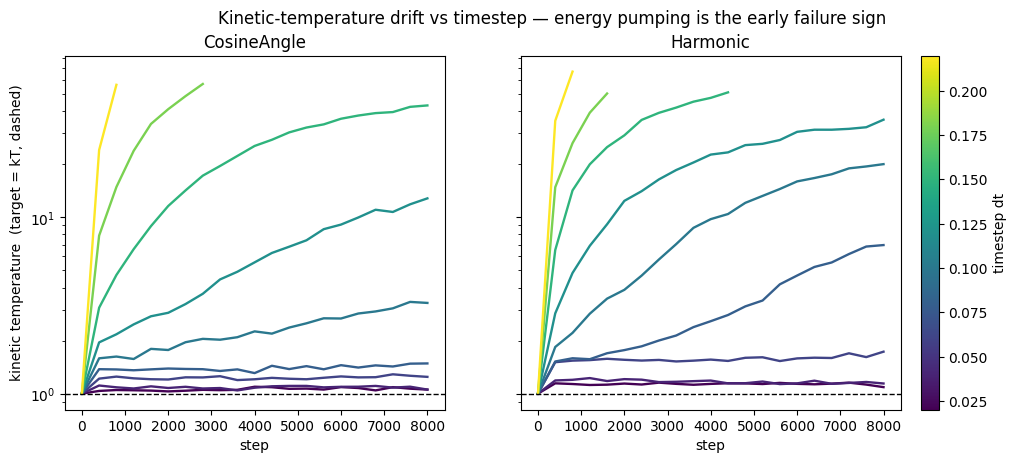
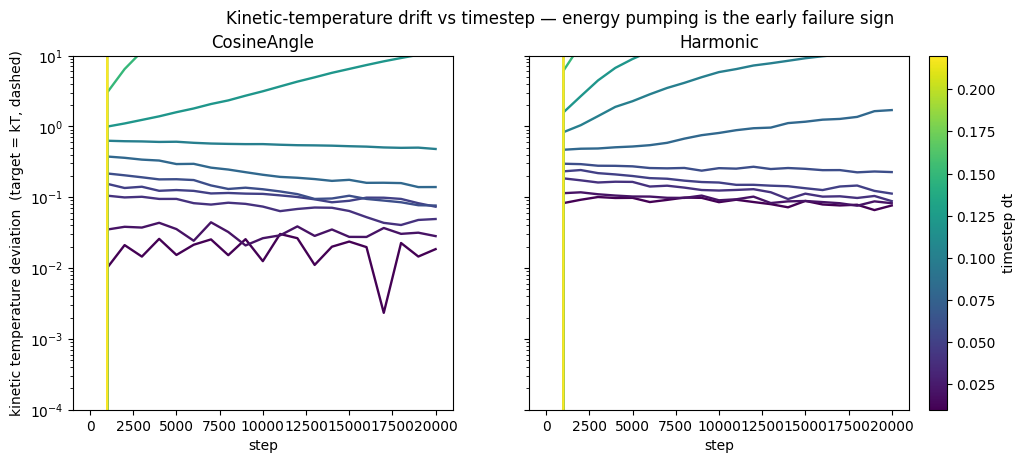
The change to this notebook cell's code, shown as a diff; its figure went from the first image to the second:
--- before
+++ after
@@ -5,11 +5,13 @@
 cmap = mpl.colormaps["viridis"]
 for dt in DT_SWEEP:
-    st, T = traces_c[dt]; axc.plot(st, T, color=cmap(norm(dt)), lw=1.7)
-    st, T = traces_h[dt]; axh.plot(st, T, color=cmap(norm(dt)), lw=1.7)
+    st, T = traces_c[dt]; axc.plot(st, T-1, color=cmap(norm(dt)), lw=1.7)
+    st, T = traces_h[dt]; axh.plot(st, T-1, color=cmap(norm(dt)), lw=1.7)
 for ax, title in [(axc, "CosineAngle"), (axh, "Harmonic")]:
-    ax.axhline(KT_FLOP, color="k", ls="--", lw=1)
+    #ax.axhline(, color="k", ls="--", lw=1)
     ax.set_yscale("log")
-    ax.set_xlabel("step"); ax.set_title(title)
-axc.set_ylabel("kinetic temperature  (target = kT, dashed)")
+    ax.set_xlabel("step")
+    ax.set_title(title)
+    ax.set_ylim(0.0001, 10)
+axc.set_ylabel("kinetic temperature deviation  (target = kT, dashed)")
 sm = mpl.cm.ScalarMappable(norm=norm, cmap=cmap); sm.set_array([])
 fig.colorbar(sm, ax=[axc, axh], label="timestep dt", pad=0.02)

Commit: demo_cosine_angle: tune fold-sampling chain; state the benefit is modest